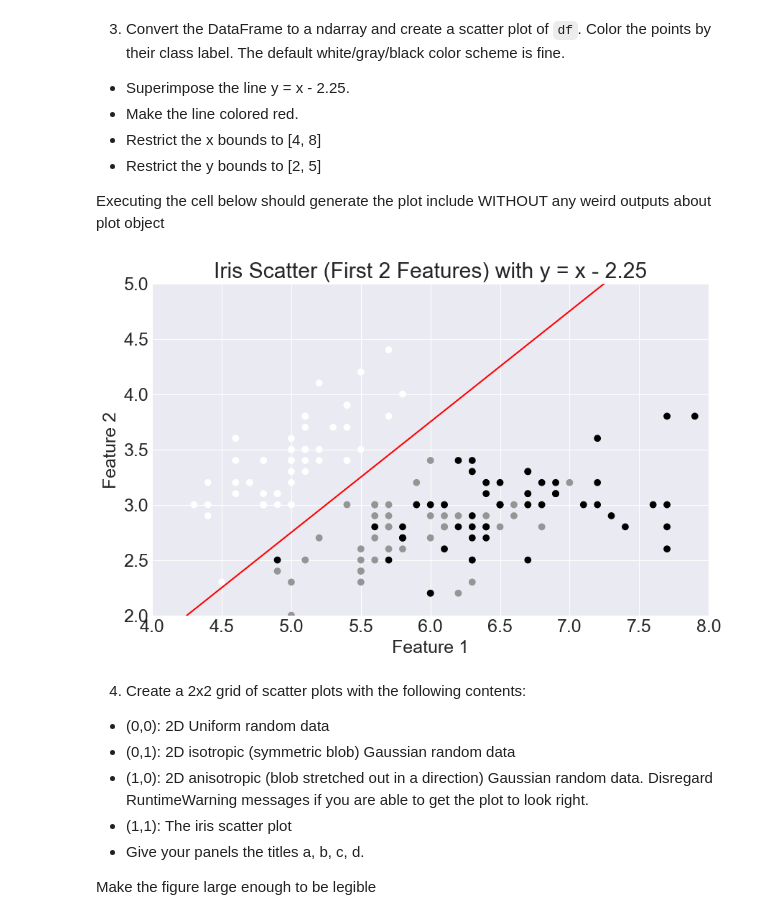
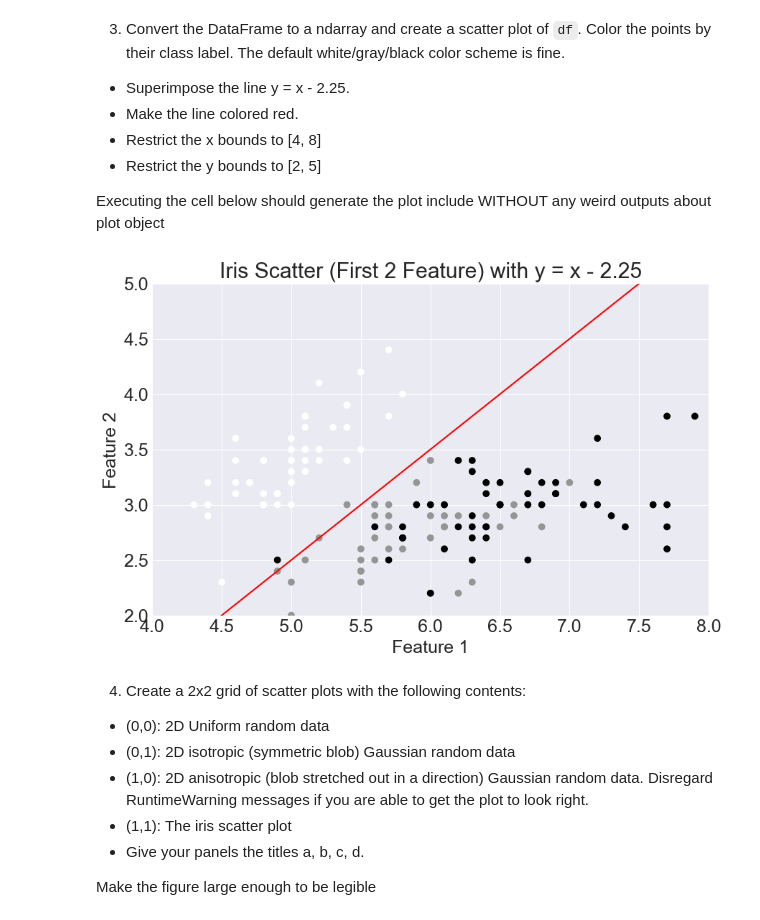
Before and after one commit to djluci/NeuralNetworks, a Jupyter notebook: Project0_ScientificPython/sci_python.ipynb, the cells around one changed output. Cells and saved outputs as stored; diff of their text form; code cells hidden in the pictures.

```diff
--- a/Project0_ScientificPython/sci_python.ipynb
+++ b/Project0_ScientificPython/sci_python.ipynb
@@ -573,18 +597,14 @@ The url for the data is: https://archive.ics.uci.edu/ml/machine-learning-databas
 Note that the above file does not include any headers and is in CSV format.
 # %%
 # YOUR CODE HERE
-
 url = "https://archive.ics.uci.edu/ml/machine-learning-databases/iris/iris.data"
-
-iris = pd.read_csv(url, header=None)
-iris = iris.dropna()
-
-species_codes = iris[4].astype('category').cat.codes.astype(float)
-
+df = pd.read_csv(url, header=None)
+df = df.dropna()
+species_code = df[4].astype('category').cat.codes.astype('float')
 df = pd.DataFrame({
-    "feat1": iris[0].astype(float),
-    "feat2": iris[1].astype(float),
-    "class": species_codes
+    "feat1": df[0].astype(float),
+    "feat2": df[1].astype(float),
+    "class": species_code
 })
 # %%
 print(f'The first row is\n{df.iloc[0,:].to_numpy()} and should be\n[5.1 3.5 0. ]')
@@ -608,24 +628,22 @@ The last row is
 Executing the cell below should generate the plot include WITHOUT any weird outputs about plot object
 # %%
 # YOUR CODE HERE
-
 data = df.to_numpy()
-X = data[:, :2]
+x = data[:, :2]
 y = data[:, 2]
 
-
 plt.figure(figsize=(10, 6))
-plt.scatter(X[:, 0], X[:, 1], c=y)
+plt.scatter(x[:, 0], x[:, 1], c=y)
 xline = np.linspace(4, 8, 200)
-plt.plot(xline, xline - 2.25, 'r-')
+plt.plot(xline, xline - 2.5, 'r-')
 plt.xlim(4, 8)
 plt.ylim(2, 5)
 plt.xlabel('Feature 1')
 plt.ylabel('Feature 2')
-plt.title('Iris Scatter (First 2 Features) with y = x - 2.25')
+plt.title('Iris Scatter (First 2 Feature) with y = x - 2.25')
 plt.show()
 # %% [output]
-[figure, old version]
+[figure, new version]
 # %% [markdown]
 4. Create a 2x2 grid of scatter plots with the following contents:
 
```
Also changed, not shown: parts of 12 cells of this notebook.
